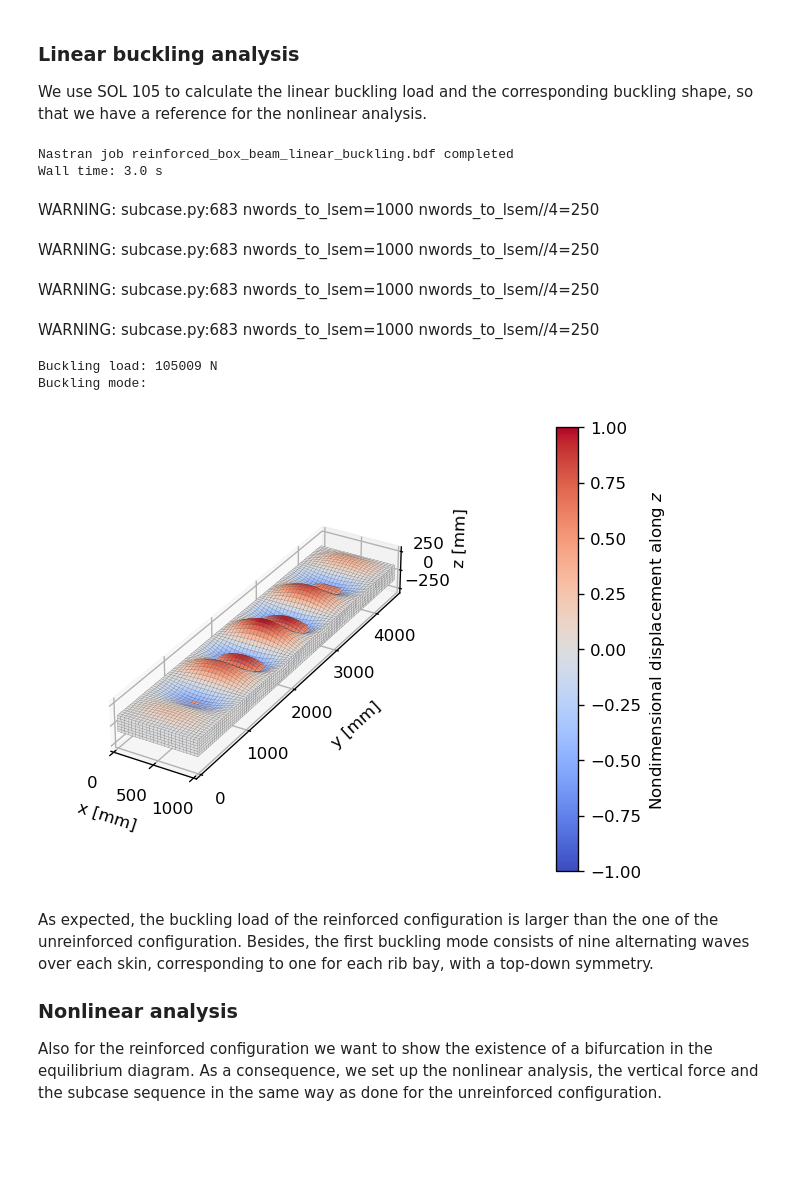
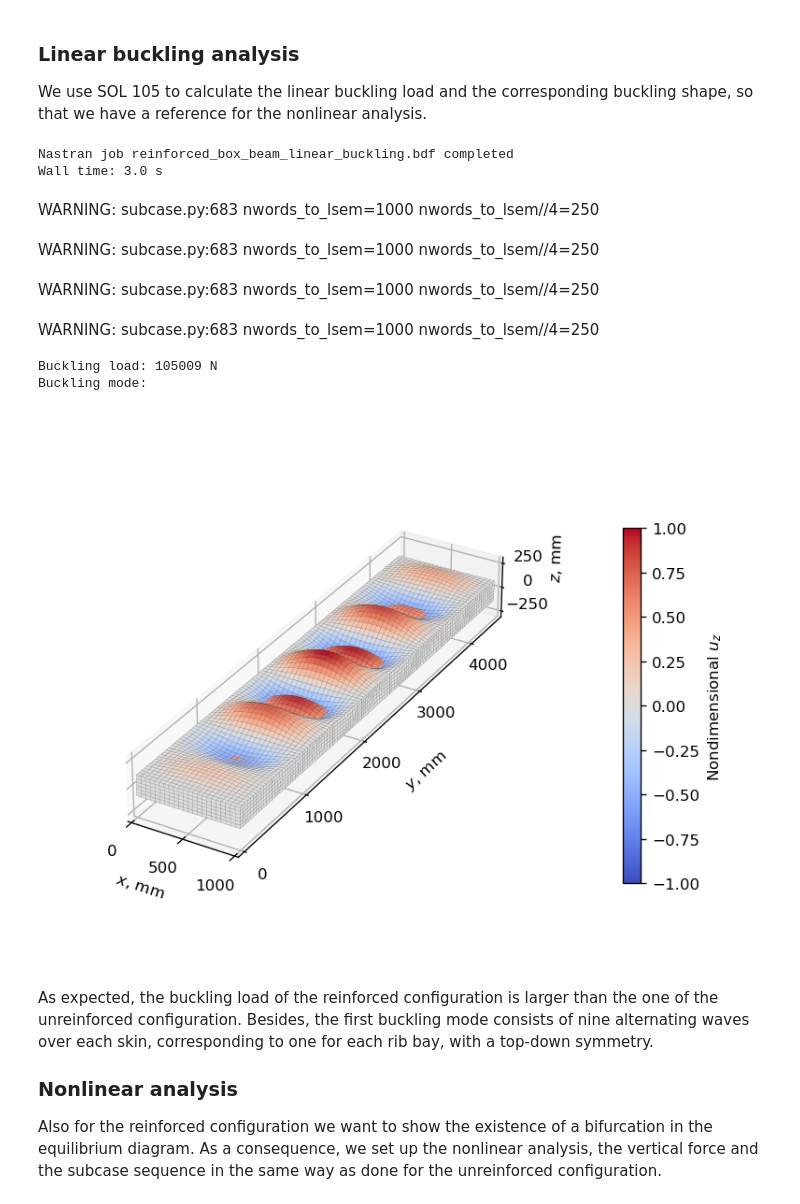
Before and after one commit to fmamitrotta/nonlinear-structural-stability-notebooks, a Jupyter notebook: notebooks/11_Equilibrium_Diagram_of_a_Box_Beam_Under_Uniaxial_Compression.ipynb, the cells around one changed output. Saved outputs shown, nothing was run; the diff lists cells and outputs as text; code cells hidden in the pictures; blank space fills up the shorter version.

```diff
--- a/notebooks/11_Equilibrium_Diagram_of_a_Box_Beam_Under_Uniaxial_Compression.ipynb
+++ b/notebooks/11_Equilibrium_Diagram_of_a_Box_Beam_Under_Uniaxial_Compression.ipynb
@@ -342,8 +354,8 @@ The results shown above demonstrate the presence of a supercritical pitchfork bi
 We consider the same geometry and material properties of the unreinforced box beam and reinforce the structure with a number of ribs based on a prescribed spacing of $w/2$.
 # %%
 ribs_spacing = w/2  # half of box beam's width
-no_ribs = int(np.ceil(b/ribs_spacing)) + 1  # calculate number of ribs
-ribs_y_locations = np.linspace(0, b, no_ribs)  # calculate y-coordinates of the ribs
+no_ribs = int(np.ceil(l/ribs_spacing)) + 1  # calculate number of ribs
+ribs_y_locations = np.linspace(0, l, no_ribs)  # calculate y-coordinates of the ribs
 
 # Print information to screen
 np.set_printoptions(precision=0)
@@ -357,14 +369,17 @@ Ribs' y-coordinate [mm]:
 # %% [markdown]
 We create a mesh of quadrilateral elements using the function `mesh_box_beam_with_pyvista` from the `box_beam_utils` module. We prescribe an edge length of 49 mm based on the results of a previous [mesh convergence study](08_Nonlinear_Buckling_Analysis_of_a_Box_Beam_Reinforced_with_Ribs.ipynb#mesh-convergence).
 # %%
-edge_length = 49  # [mm]
-reinforced_box_beam_mesh = box_beam_utils.mesh_box_beam_with_pyvista(ribs_y_coordinates=ribs_y_locations, width=w, height=h, edge_length=edge_length)
+shell_element_length = 49  # [mm]
+reinforced_box_beam_mesh = box_beam_utils.mesh_box_beam_with_pyvista(ribs_y_coordinates=ribs_y_locations, width=w, height=h,
+                                                                     element_length=shell_element_length)
 nodes_coordinates_array = reinforced_box_beam_mesh.points
 nodes_connectivity_matrix = reinforced_box_beam_mesh.faces.reshape(-1, 5)[:, 1:]
 # %% [markdown]
 Successively we create a base `BDF` object where we define fixed boundary conditions at the root of the box beam.
 # %%
-reinforced_box_beam_bdf = box_beam_utils.create_base_bdf_input(young_modulus=E, poisson_ratio=nu, density=rho, shell_thickness=t, nodes_xyz_array=nodes_coordinates_array, nodes_connectivity_matrix=nodes_connectivity_matrix)
+reinforced_box_beam_bdf = box_beam_utils.create_base_bdf_input(young_modulus=E, poisson_ratio=nu, density=rho, shell_thickness=t,
+                                                               nodes_xyz_array=nodes_coordinates_array,
+                                                               nodes_connectivity_matrix=nodes_connectivity_matrix)
 print(reinforced_box_beam_bdf.get_bdf_stats())
 # %% [output]
 ---BDF Statistics---
@@ -393,19 +408,24 @@ Let's apply the same compression force used for the unreinforced box beam. This
 # %%
 # Find id of tip nodes
 nodes_ids = np.arange(1, np.size(nodes_coordinates_array, 0) + 1)
-tolerance = edge_length/100
-outer_tip_nodes_ids = nodes_ids[(np.abs(nodes_coordinates_array[:, 1] - b) < tolerance) & ((nodes_coordinates_array[:, 0] < tolerance) | (np.abs(nodes_coordinates_array[:, 0] - w) < tolerance) | (np.abs(nodes_coordinates_array[:, 2] - h/2) < tolerance) | (np.abs(nodes_coordinates_array[:, 2] + h/2) < tolerance))]  # nodes along the edges of the tip section
+tolerance = shell_element_length/100
+outer_tip_nodes_ids = nodes_ids[(np.abs(nodes_coordinates_array[:, 1] - l) < tolerance) &
+                                ((nodes_coordinates_array[:, 0] < tolerance) | (np.abs(nodes_coordinates_array[:, 0] - w) < tolerance) |
+                                 (np.abs(nodes_coordinates_array[:, 2] - h/2) < tolerance) |
+                                 (np.abs(nodes_coordinates_array[:, 2] + h/2) < tolerance))]  # nodes along the edges of the tip section
 
 # Add master node at the center of the tip section
 tip_section_master_node_id = np.amax(nodes_ids) + 1
-reinforced_box_beam_bdf.add_grid(tip_section_master_node_id, [w/2, b, 0.])
+reinforced_box_beam_bdf.add_grid(tip_section_master_node_id, [w/2, l, 0.])
 
 # Add RBE3 card to connect master node with outer nodes of the tip section
 rbe3_eid = len(reinforced_box_beam_bdf.elements) + 1
-reinforced_box_beam_bdf.add_rbe3(eid=rbe3_eid, refgrid=tip_section_master_node_id, refc='123456', weights=[1.]*len(outer_tip_nodes_ids), comps=['123456']*len(outer_tip_nodes_ids), Gijs=outer_tip_nodes_ids)
+reinforced_box_beam_bdf.add_rbe3(eid=rbe3_eid, refgrid=tip_section_master_node_id, refc='123456', weights=[1.]*len(outer_tip_nodes_ids),
+                                 comps=['123456']*len(outer_tip_nodes_ids), Gijs=outer_tip_nodes_ids)
 
 # Add FORCE card
-pynastran_utils.add_unitary_force(bdf_object=reinforced_box_beam_bdf, nodes_ids=[tip_section_master_node_id], set_id=compression_force_set_id, direction_vector=compression_force_direction)
+pynastran_utils.add_unitary_force(bdf_object=reinforced_box_beam_bdf, nodes_ids=[tip_section_master_node_id], set_id=compression_force_set_id,
+                                  direction_vector=compression_force_direction)
 # %% [markdown]
 ### Linear buckling analysis <a name="reinforced-linear-buckling"></a>
 
@@ -413,25 +433,28 @@ We use SOL 105 to calculate the linear buckling load and the corresponding buckl
 # %%
 # Run SOL 105 and return OP2 object
 input_name = 'reinforced_box_beam_linear_buckling'
-sol_105_op2 = pynastran_utils.run_sol_105_buckling_analysis(bdf_object=reinforced_box_beam_bdf.__deepcopy__({}), static_load_set_id=compression_force_set_id, analysis_directory_path=analysis_directory_path, input_name=input_name, run_flag=False)  # we pass a deep copy of the BDF object to the function to be able to set up the nonlinear analysis later
+sol_105_op2 = pynastran_utils.run_sol_105_buckling_analysis(bdf_object=reinforced_box_beam_bdf.__deepcopy__({}),
+                                                            static_load_set_id=compression_force_set_id,
+                                                            analysis_directory_path=analysis_directory_path, input_name=input_name,
+                                                            run_flag=False)  # we pass a deep copy of the BDF object to the function to be able to set up the nonlinear analysis later
 
 # Print critical buckling load and plot mode
 sol_105_buckling_load = sol_105_op2.eigenvectors[2].eigr
 print(f'Buckling load: {sol_105_buckling_load:.0f} N')
 print(f'Buckling mode:')
-_, ax = pynastran_utils.plot_buckling_mode(op2_object=sol_105_op2, subcase_id=2, displacement_component='tz', colormap='coolwarm')
-set_ticks_and_labels_position(ax)
+_, ax, cbar = pynastran_utils.plot_buckling_mode(op2_object=sol_105_op2, subcase_id=2, displacement_component='tz', colormap='coolwarm')
+adjust_3d_plot(ax, cbar)
 plt.show()
 # %% [output]
 Nastran job reinforced_box_beam_linear_buckling.bdf completed
 Wall time: 3.0 s
 WARNING: subcase.py:683 nwords_to_lsem=1000 nwords_to_lsem//4=250
 WARNING: subcase.py:683 nwords_to_lsem=1000 nwords_to_lsem//4=250
 WARNING: subcase.py:683 nwords_to_lsem=1000 nwords_to_lsem//4=250
 WARNING: subcase.py:683 nwords_to_lsem=1000 nwords_to_lsem//4=250
 Buckling load: 105009 N
 Buckling mode:
-[figure, old version]
+[figure, new version]
 # %% [markdown]
 As expected, the buckling load of the reinforced configuration is larger than the one of the unreinforced configuration. Besides, the first buckling mode consists of nine alternating waves over each skin, corresponding to one for each rib bay, with a top-down symmetry.
 
```
Also changed, not shown: parts of 12 cells of this notebook.
